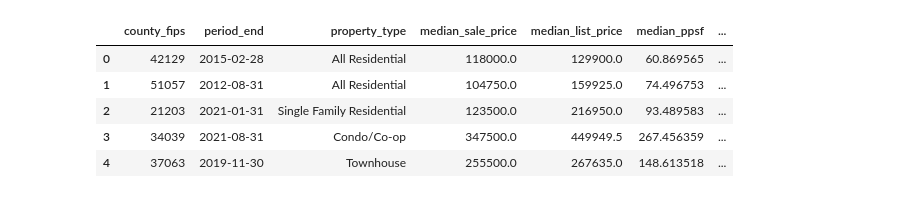
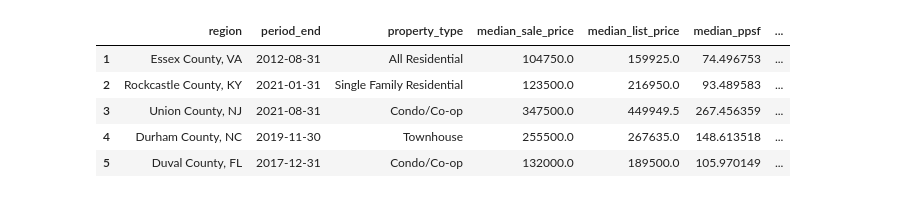
Before and after one commit to ian-byrne/CapstoneTeamJim, a Jupyter notebook: ian-scratchpads/pytorch_explore.ipynb, the cells around one changed output. Saved outputs shown, nothing was run; the diff lists cells and outputs as text; code cells hidden in the pictures.

Commit message:
almost have a working version, need to deal w list

```diff
--- a/ian-scratchpads/pytorch_explore.ipynb
+++ b/ian-scratchpads/pytorch_explore.ipynb
@@ -39,0 +42,3 @@ redfin = pd.read_sql(rf_sql, con=conn, parse_dates=["period_start", "period_end"
+# %%
+redfin = redfin.dropna(subset=["median_sale_price"])
+redfin.head()
@@ -40,6 +53,7 @@ redfin = pd.read_sql(rf_sql, con=conn, parse_dates=["period_start", "period_end"
 # %%
 cols = [
-    "county_fips",
+    "region",
+    #"county_fips",
     "period_end",
     "property_type",
     #"property_type_id",
@@ -55,7 +69,7 @@ cols = [
     "median_dom",
     "avg_sale_to_list",
     "sold_above_list",
-    "price_drops",
+    #"price_drops",
     "off_market_in_two_weeks",
 ]
 # %%
@@ -70,11 +84,12 @@ data["time_idx"] = data["period_end"].dt.year * 12 + data["period_end"].dt.month
 data["time_idx"] -= data["time_idx"].min()
 data["month"] = data["period_end"].dt.month.astype(str).astype("category")
 # %%
+data = data.dropna()
 data.head()
 # %% [output]
-|  | county_fips | period_end | property_type | median_sale_price | median_list_price | median_ppsf | ... |
-| 0 | 42129 | 2015-02-28 | All Residential | 118000.0 | 129900.0 | 60.869565 | ... |
-| 1 | 51057 | 2012-08-31 | All Residential | 104750.0 | 159925.0 | 74.496753 | ... |
-| 2 | 21203 | 2021-01-31 | Single Family Residential | 123500.0 | 216950.0 | 93.489583 | ... |
-| 3 | 34039 | 2021-08-31 | Condo/Co-op | 347500.0 | 449949.5 | 267.456359 | ... |
-| 4 | 37063 | 2019-11-30 | Townhouse | 255500.0 | 267635.0 | 148.613518 | ... |
+|  | region | period_end | property_type | median_sale_price | median_list_price | median_ppsf | ... |
+| 1 | Essex County, VA | 2012-08-31 | All Residential | 104750.0 | 159925.0 | 74.496753 | ... |
+| 2 | Rockcastle County, KY | 2021-01-31 | Single Family Residential | 123500.0 | 216950.0 | 93.489583 | ... |
+| 3 | Union County, NJ | 2021-08-31 | Condo/Co-op | 347500.0 | 449949.5 | 267.456359 | ... |
+| 4 | Durham County, NC | 2019-11-30 | Townhouse | 255500.0 | 267635.0 | 148.613518 | ... |
+| 5 | Duval County, FL | 2017-12-31 | Condo/Co-op | 132000.0 | 189500.0 | 105.970149 | ... |
```
Also changed, not shown: parts of 14 cells of this notebook.
